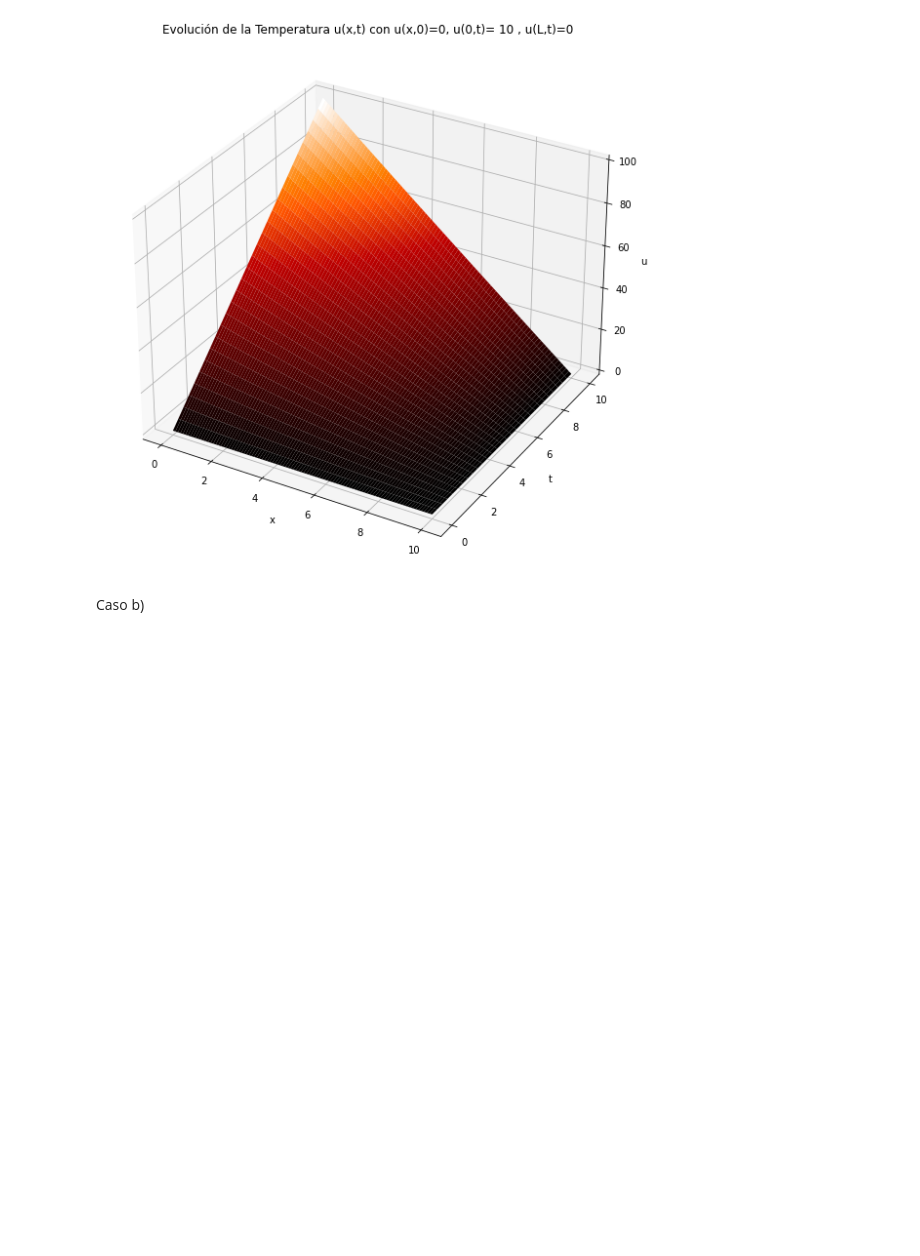
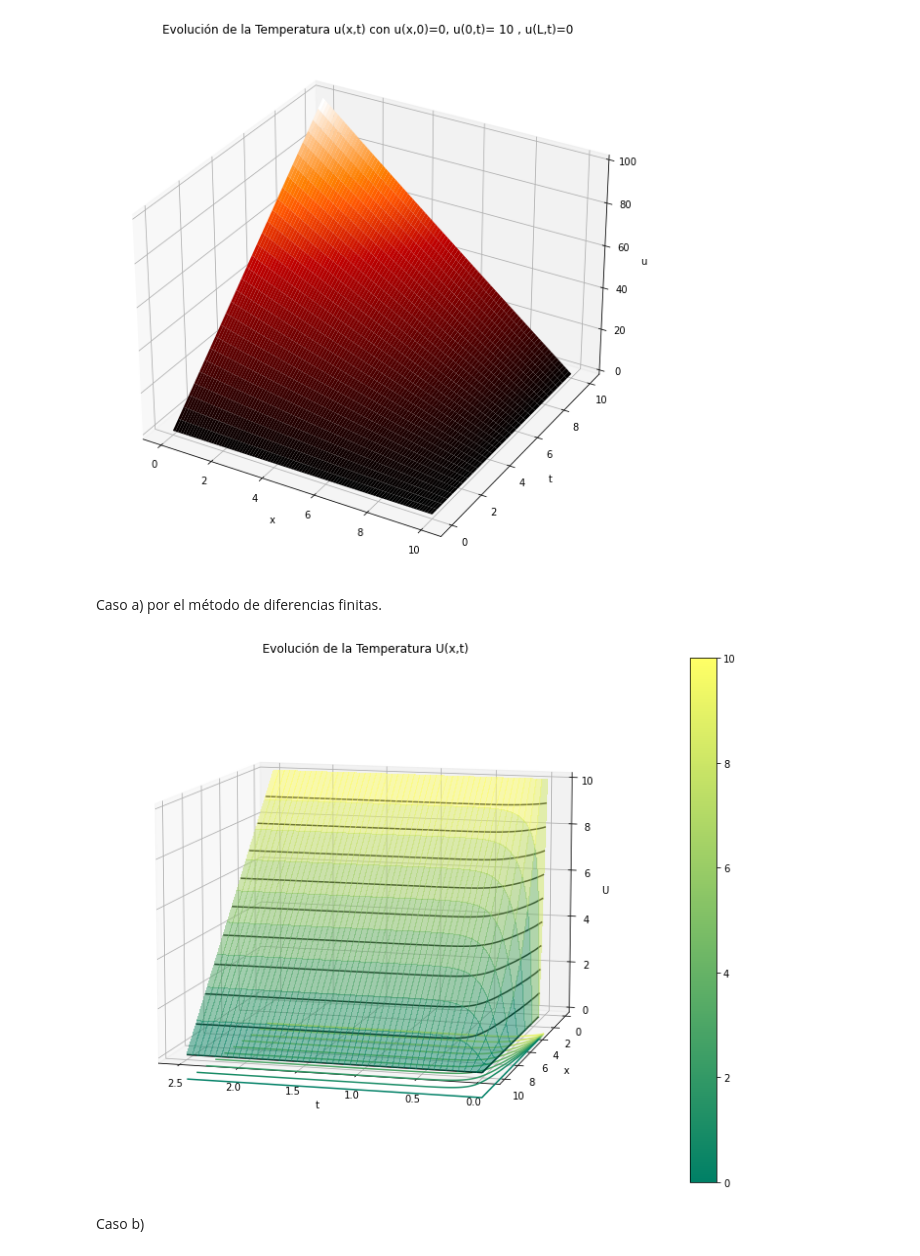
Before and after one commit to Carlos8abl/F-sica-Computacional, a Jupyter notebook: Actividad 10/Actividad 10.ipynb, the cells around one changed output. Saved outputs shown, nothing was run; the diff lists cells and outputs as text; code cells hidden in the pictures; blank space fills up the shorter version.

```diff
--- a/Actividad 10/Actividad 10.ipynb
+++ b/Actividad 10/Actividad 10.ipynb
@@ -52,6 +54,69 @@ ax.set_title('Evolución de la Temperatura u(x,t) con u(x,0)=0, u(0,t)= 10 , u(L
 plt.show()
 # %% [output]
 [figure]
+# %% [markdown]
+Caso a) por el método de diferencias finitas.
+# %%
+M = 10
+N = 5000
+
+
+x0 = 0
+xf = 10
+
+
+ti = 0
+tf = 2.5
+
+dx = (xf - x0) / (M - 1)
+dt = (tf - ti) / (N - 1)
+
+
+kappa = 100
+
+tint = np.linspace(ti,tf,N)
+
+x = np.linspace(x0,xf,M)
+
+U = np.zeros((M,N))
+
+U[:, 0] = 0
+U[0, :] = 10
+U[-1, :] = 0
+
+alpha = kappa * dt / dx**2
+
+for k in range(0, N-1):
+    for i in range(1, M-1):
+        U[i, k+1] = alpha * U[i-1, k] + (1 - 2 * alpha) * U[i, k] + alpha * U[i + 1, k]
+
+
+T, X = np.meshgrid(tint, x)
+fig = plt.figure(figsize=(18,8))
+
+
+ax = fig.gca(projection='3d')
+surf = ax.plot_surface(T, X, U, cmap='summer',
+                       linewidth=0.01, antialiased=False, alpha=0.5)
+
+ax.contour(T, X, U, 10, lw=1, colors="k", linestyles="solid")
+ax.contour(T, X, U, 10, lw=1, cmap="summer", linestyles="solid", offset=-1)
+
+m = cm.ScalarMappable(cmap='summer')
+m.set_array(U)
+plt.colorbar(m)
+
+ax.set_xlabel('t')
+ax.set_ylabel('x')
+ax.set_zlabel('U')
+ax.set_title('Evolución de la Temperatura U(x,t)')
+
+ax.view_init(elev=10, azim=105)
+
+plt.tight_layout()
+plt.show()
+# %% [output]
+[figure, added]
 # %% [markdown]
    Caso b)
 # %%
```
Also changed, not shown: parts of 4 cells of this notebook.
